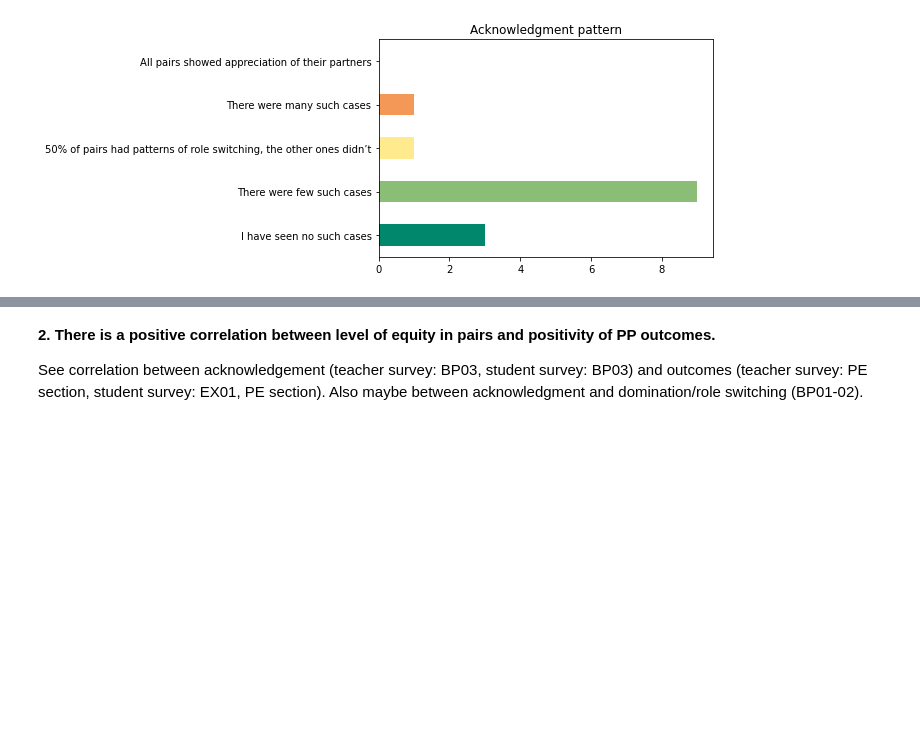
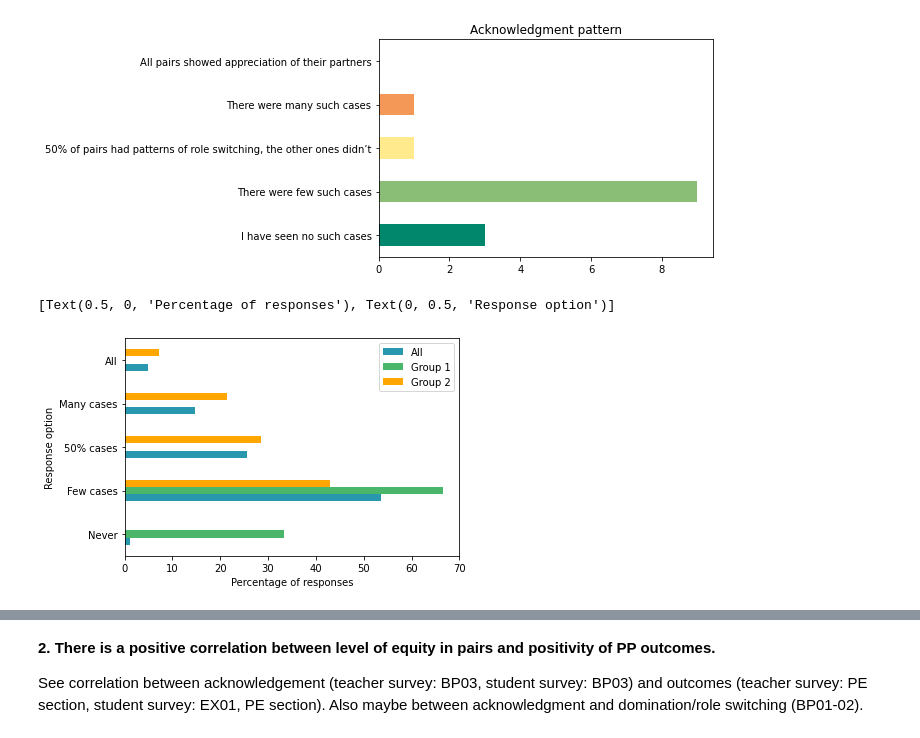
Before and after one commit to lerastromtsova/pair-programming-equity, a Jupyter notebook: Research.ipynb, the cells around one changed output, grey strips where cells are left out. Saved outputs shown, nothing was run; the diff lists cells and outputs as text; code cells hidden in the pictures; blank space fills up the shorter version.

```diff
--- a/Research.ipynb
+++ b/Research.ipynb
@@ -931,3 +951,23 @@ strong_weak['BP03'].value_counts().reindex([
 # %% [output]
 <AxesSubplot:title={'center':'Acknowledgment pattern'}>
 [figure]
+# %%
+all_dom = round((survey_teachers_finished['BP01'].value_counts()/survey_teachers_finished['BP01'].count())*100, 2)
+dom_ack_dom = round((dom_ack['BP01'].value_counts()/dom_ack['BP01'].count())*100, 2)
+strong_weak_dom = round((strong_weak['BP01'].value_counts()/strong_weak['BP01'].count())*100, 2)
+
+dom = pd.concat([all_dom, dom_ack_dom, strong_weak_dom], axis=1)
+dom.set_axis(['All', 'Group 1', 'Group 2'], axis=1, inplace=True)
+dom = dom.reindex([
+    'I have never seen such cases',
+    'There were few such cases',
+    '50% of pairs had patterns of domination, the other ones didn’t',
+    'There were many such cases',
+    'All pairs showed patterns of domination'
+])
+dom.set_axis(['Never', 'Few cases', '50% cases', 'Many cases', 'All'], axis=0, inplace=True)
+ax = dom.plot.barh(color=['#2998af', '#4ab66a', '#ffa600'])
+ax.set(xlabel="Percentage of responses", ylabel="Response option")
+# %% [output]
+[Text(0.5, 0, 'Percentage of responses'), Text(0, 0.5, 'Response option')]
+[figure, added]
```
Also changed, not shown: parts of 17 cells of this notebook, 14 other files.
